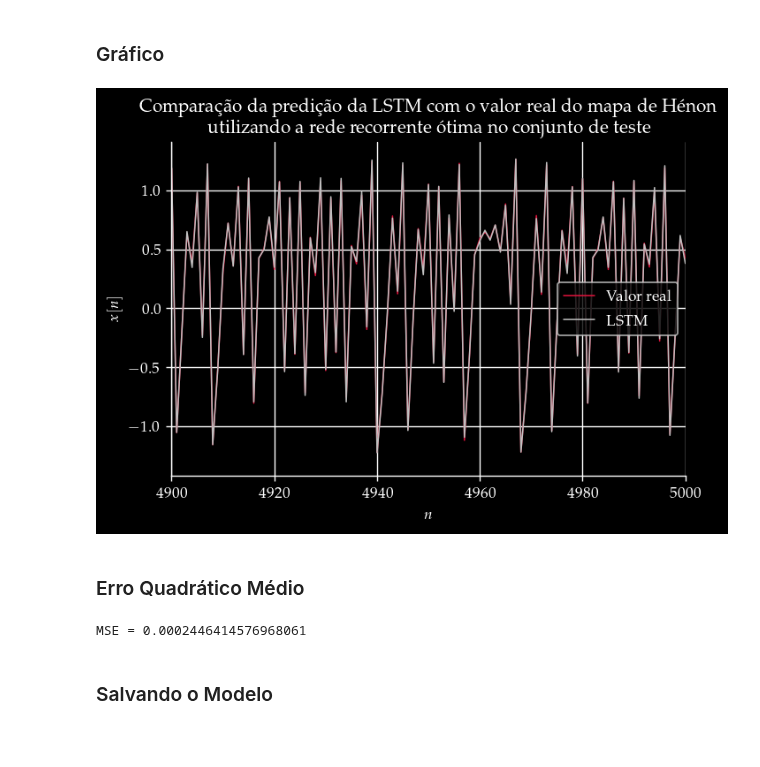
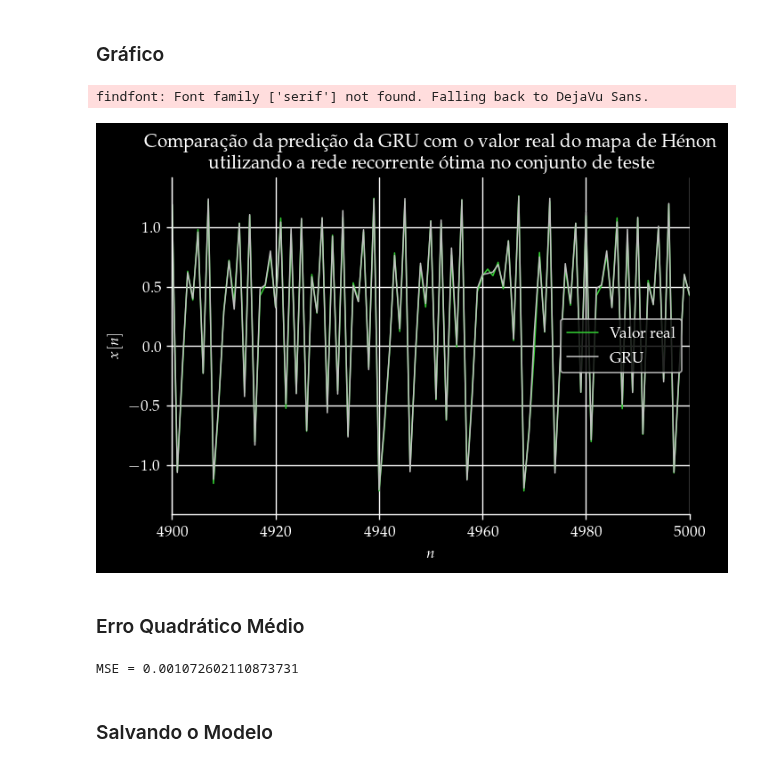
Before and after one commit to joaoppagnan/pibic-2020-2021, a Jupyter notebook: notebooks/testes-exploratorios/gru/gru-gridsearch-henon-map.ipynb, the cells around one changed output. Drawn from its saved outputs; the diff is of its cells as text; code cells hidden in the pictures; blank space fills up the shorter version.

```diff
--- a/notebooks/testes-exploratorios/gru/gru-gridsearch-henon-map.ipynb
+++ b/notebooks/testes-exploratorios/gru/gru-gridsearch-henon-map.ipynb
@@ -312,5 +312,5 @@ X_treino, X_teste, X_val, y_treino, y_teste, y_val = serie_temporal.dividir_trei
 # %% [markdown]
 #### Ajuste no modelo
 # %%
-model = lstm.ModeloLSTM(input_shape = (K, 1), name='LSTM-henon')
+model = gru.ModeloGRU(input_shape = (K, 1), name='GRU-henon')
 # %%
@@ -361,21 +361,22 @@ y_pred = model.predicao(X_teste)
 # %%
 fig, ax = plt.subplots()
 ax.plot(n[len(n)-int(len(n)*tam_teste):,], y_teste, color='LimeGreen', label='Valor real', linewidth=0.9)
-ax.plot(n[len(n)-int(len(n)*tam_teste):,], y_pred, color='Silver', label='LSTM', linewidth=0.9)
+ax.plot(n[len(n)-int(len(n)*tam_teste):,], y_pred, color='Silver', label='GRU', linewidth=0.9)
 
-ax.set_title("Comparação da predição da LSTM com o valor real do mapa de Hénon\n utilizando a rede recorrente ótima no conjunto de teste")
+ax.set_title("Comparação da predição da GRU com o valor real do mapa de Hénon\n utilizando a rede recorrente ótima no conjunto de teste")
 ax.set_ylabel('$x[n]$')
 ax.set_xlabel('$n$')
 ax.set_xlim(4900, 5000)
 
 ax.grid(True)
 sns.despine()
 ax.legend()
 
 plt.show()
-fig.savefig("../../../images/lstm/performance/lstm-vs-henon.png")
+fig.savefig("../../../images/gru/performance/gru-vs-henon.png")
 # %% [output]
+findfont: Font family ['serif'] not found. Falling back to DejaVu Sans.
-[figure, old version]
+[figure, new version]
 # %% [markdown]
 ### Erro Quadrático Médio
 # %%
@@ -384,7 +385,7 @@ from sklearn.metrics import mean_squared_error
 mse = mean_squared_error(y_teste, y_pred)
 print("MSE = " + str(mse))
 # %% [output]
-MSE = 0.0002446414576968061
+MSE = 0.001072602110873731
 # %% [markdown]
 ### Salvando o Modelo
 # %%
```
Also changed, not shown: parts of 8 cells of this notebook, 3 other files.
